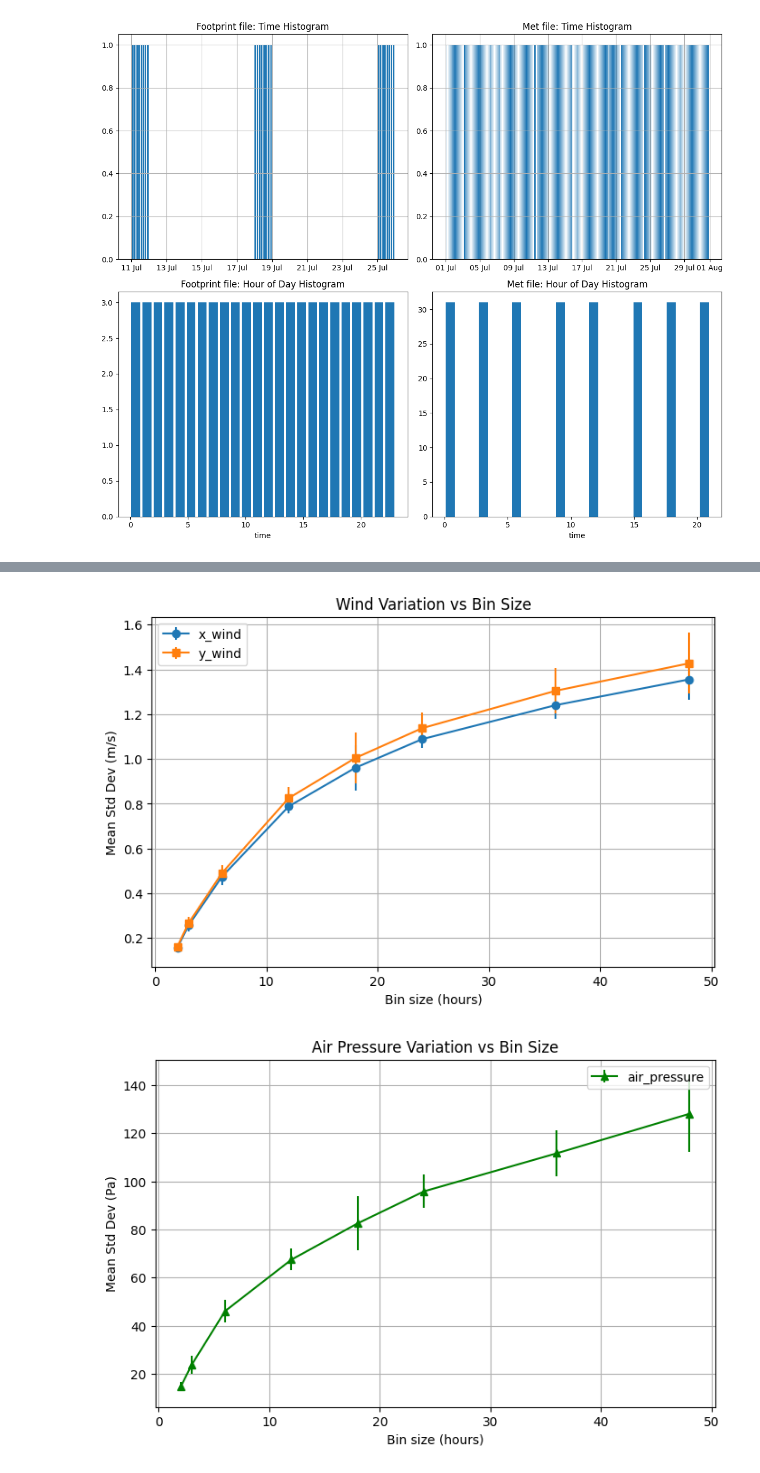
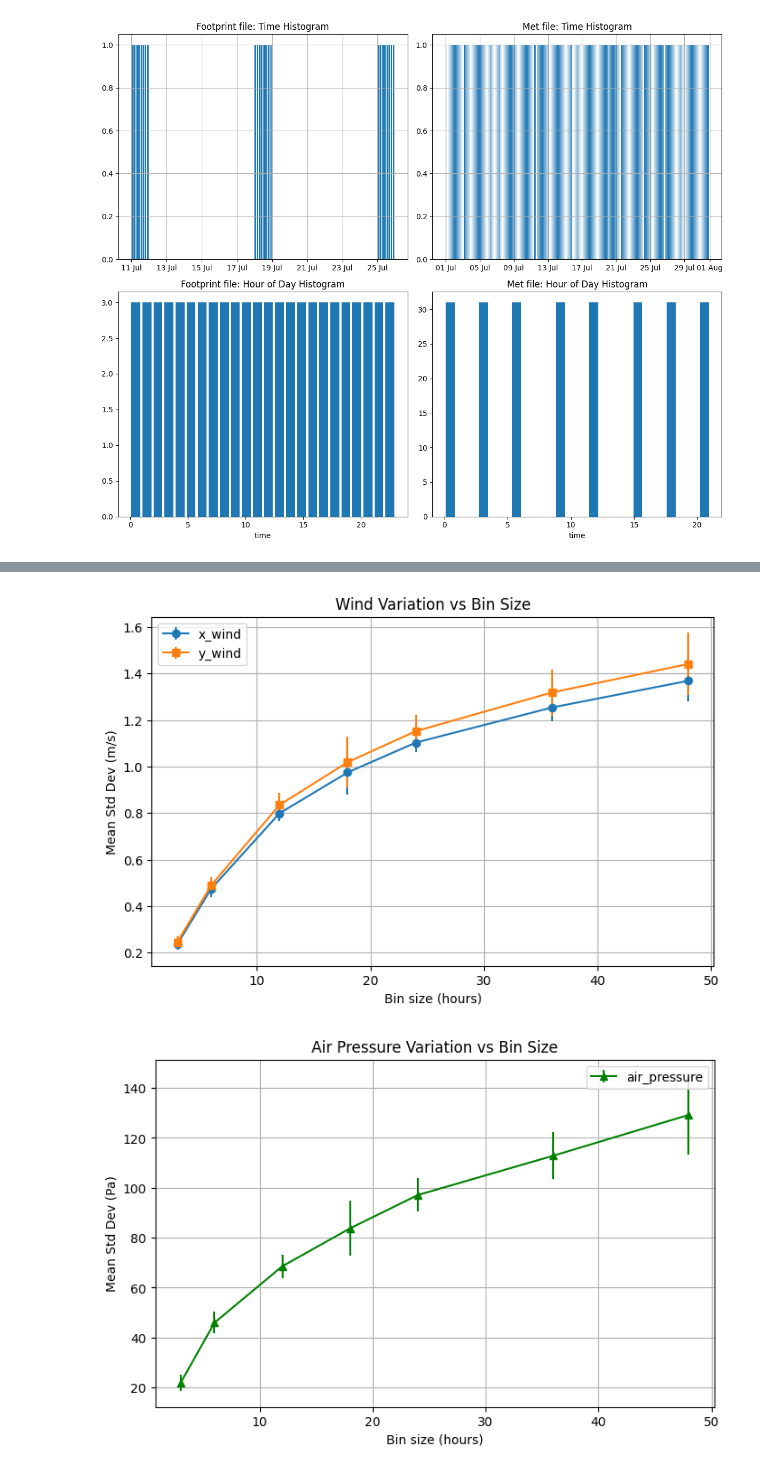
Before and after one commit to GATES-Lab/GATES_LPDM_emulator, a Jupyter notebook: met_interp_load.ipynb, the cells around one changed output, grey strips where cells are left out. Drawn from its saved outputs; the diff is of its cells as text; code cells hidden in the pictures.

```diff
--- a/met_interp_load.ipynb
+++ b/met_interp_load.ipynb
@@ -62,13 +62,13 @@ def interpolate_met_time(ds, interval_minutes=60):
     # Create new time index at desired interval
     time_min = ds['time'].values[0]
     time_max = ds['time'].values[-1]
-    new_time = pd.date_range(start=time_min, end=time_max, freq=f'{interval_minutes}T')
+    new_time = pd.date_range(start=time_min, end=time_max, freq=f'{interval_minutes}min')
 
     # Interpolate all variables along the time dimension
     ds_interp = ds.interp(time=new_time)
     return ds_interp
 # %%
-met_interp = interpolate_met_time(met_ds, interval_minutes=15)
+met_interp = interpolate_met_time(met_ds, interval_minutes=90)
 # %%
 # Visualise fp and met datasets
 
@@ -135,6 +135,6 @@ plt.show()
 # %%
 # Loop over a range of bin_hours and collect mean/std of wind and pressure variations
-bin_hours_list = [0.5, 1, 2, 3, 6, 12, 18, 24, 36, 48]
+bin_hours_list = [3, 6, 12, 18, 24, 36, 48]
 x_wind_means = []
 x_wind_stds = []
 y_wind_means = []
@@ -155,32 +155,32 @@ for bh in bin_hours_list:
 # Plot summary of variation vs bin_hours
 plt.figure(figsize=(8, 5))
 plt.errorbar(bin_hours_list, x_wind_means, yerr=x_wind_stds, marker='o', label='x_wind')
 plt.errorbar(bin_hours_list, y_wind_means, yerr=y_wind_stds, marker='s', label='y_wind')
 plt.xlabel('Bin size (hours)')
 plt.ylabel('Mean Std Dev (m/s)')
 plt.title('Wind Variation vs Bin Size')
 plt.legend()
 plt.grid(True)
 
 # Repeat the same analysis for air_pressure at the lowest model level
 air_pressure_means = []
 air_pressure_stds = []
 
 for bh in bin_hours_list:
     ap_var = met_interp['air_pressure'].sel(model_level_number=level0).resample(time=f'{bh}h').std(dim='time')
     ap_mean = ap_var.mean(dim=['latitude', 'longitude']).values
     air_pressure_means.append(np.mean(ap_mean))
     air_pressure_stds.append(np.std(ap_mean))
 
 plt.figure(figsize=(8, 5))
 plt.errorbar(bin_hours_list, air_pressure_means, yerr=air_pressure_stds, marker='^', label='air_pressure', color='green')
 plt.xlabel('Bin size (hours)')
 plt.ylabel('Mean Std Dev (Pa)')
 plt.title('Air Pressure Variation vs Bin Size')
 plt.legend()
 plt.grid(True)
 plt.show()
 plt.show()
 # %% [output]
-[figure, old version]
+[figure, new version]
-[figure, old version]
+[figure, new version]
```
Also changed, not shown: parts of 9 cells of this notebook.
